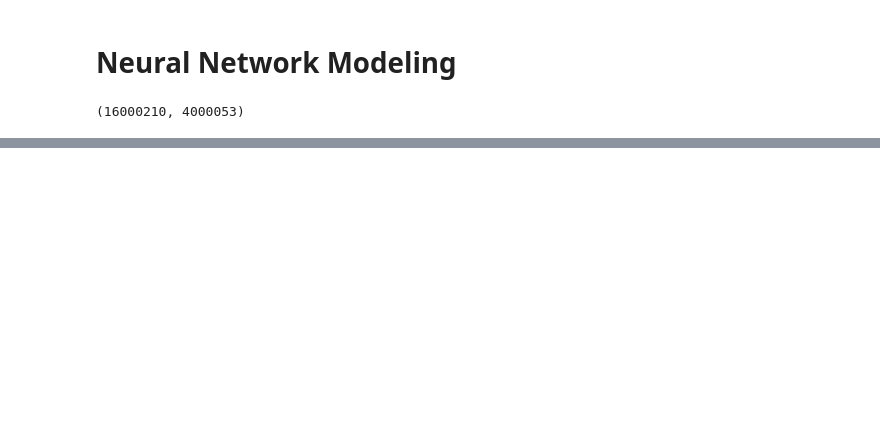
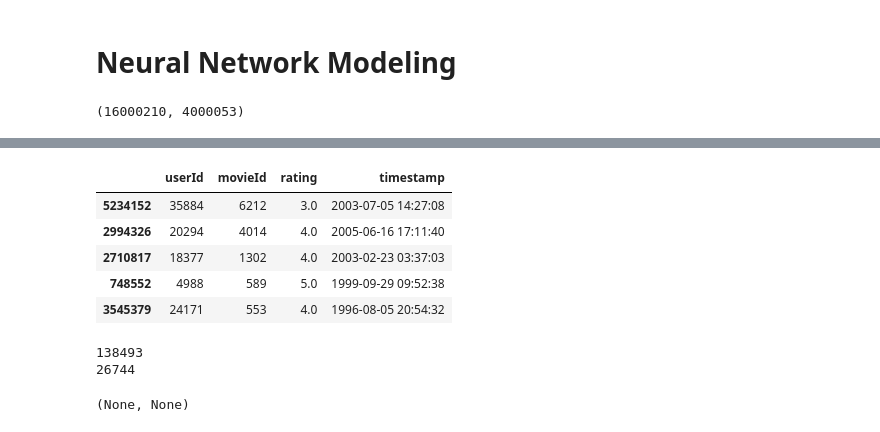
Before and after one commit to RaymondDashWu/DS-2.2-Deep-Learning, a Jupyter notebook: MovieLens 20M Keras Neural Collaborative Filtering.ipynb, the cells around one changed output, grey strips where cells are left out. Saved outputs shown, nothing was run; the diff lists cells and outputs as text; code cells hidden in the pictures; blank space fills up the shorter version.

```diff
--- a/MovieLens 20M Keras Neural Collaborative Filtering.ipynb
+++ b/MovieLens 20M Keras Neural Collaborative Filtering.ipynb
@@ -164,3 +186,12 @@ model.compile(optimizer = 'adam', loss = 'mean_squared_error', metrics = ['mean_
 SVG(model_to_dot(model, show_shapes = True, show_layer_names = True, rankdir = 'TB').create(prog = 'dot', format = 'svg'))
 # %% [output]
 [drawing not drawn]
+# %%
+train.head()
+# %% [output]
+|  | userId | movieId | rating | timestamp |
+| 5234152 | 35884 | 6212 | 3.0 | 2003-07-05 14:27:08 |
+| 2994326 | 20294 | 4014 | 4.0 | 2005-06-16 17:11:40 |
+| 2710817 | 18377 | 1302 | 4.0 | 2003-02-23 03:37:03 |
+| 748552 | 4988 | 589 | 5.0 | 1999-09-29 09:52:38 |
+| 3545379 | 24171 | 553 | 4.0 | 1996-08-05 20:54:32 |
@@ -166,0 +200,6 @@ SVG(model_to_dot(model, show_shapes = True, show_layer_names = True, rankdir = '
+# %%
+print(len(df_combined['userId'].unique())), print(len(df_combined['movieId'].unique()))
+# %% [output]
+138493
+26744
+(None, None)
```
Also changed, not shown: parts of 13 cells of this notebook.
